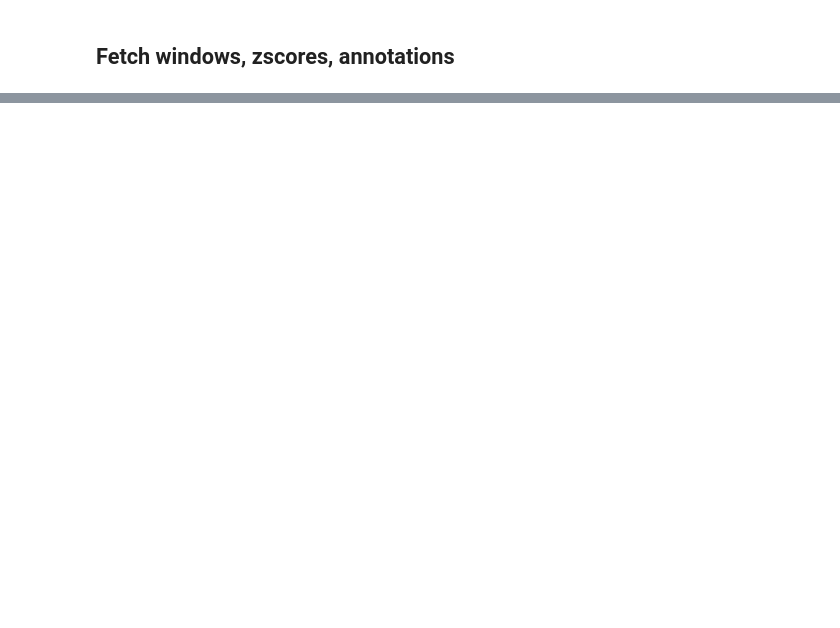
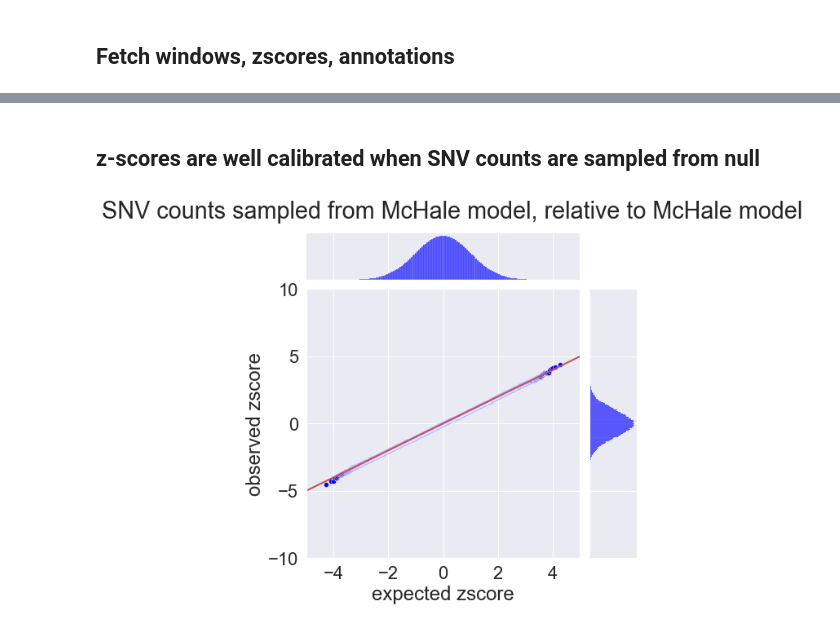
Before and after one commit to quinlan-lab/constraint-tools, a Jupyter notebook: experiments/germline-model/chen-et-al-2022/QQ-plot-for-noncoding-windows.ipynb, the cells around one changed output, grey strips where cells are left out. Saved outputs shown, nothing was run; the diff lists cells and outputs as text; code cells hidden in the pictures; blank space fills up the shorter version.

```diff
--- a/experiments/germline-model/chen-et-al-2022/QQ-plot-for-noncoding-windows.ipynb
+++ b/experiments/germline-model/chen-et-al-2022/QQ-plot-for-noncoding-windows.ipynb
@@ -3,4 +3,15 @@
 # %%
 CONSTRAINT_TOOLS = '/scratch/ucgd/lustre-work/quinlan/u6018199/constraint-tools'
 CONSTRAINT_TOOLS_DATA = '/scratch/ucgd/lustre-work/quinlan/data-shared/constraint-tools'
+
+import pandas as pd
+import numpy as np
+
+pd.set_option('display.max_columns', 50)
+pd.set_option('max_colwidth', 50)
+pd.set_option('display.max_rows', 100)
+
+TRAIN_SET_LABEL = 'noncoding'
+KMER_SIZE = 3
+SAMPLE_SIZE = 100000
 # %%
@@ -217,0 +142,36 @@ There are two corollaries:
+# %% [markdown]
+## z-scores are well calibrated when SNV counts are sampled from null
+# %%
+def compute_null_zscores(df):
+    theta_mean, theta_variance = (
+        df[f'N_mean_null_{KMER_SIZE}_{TRAIN_SET_LABEL}'],
+        df[f'N_variance_null_{KMER_SIZE}_{TRAIN_SET_LABEL}']
+    )
+    N_observed = np.random.normal(theta_mean, np.sqrt(theta_variance))
+    zscores = (N_observed - theta_mean)/np.sqrt(theta_variance)
+    return zscores, 'SNV counts sampled from McHale model, relative to McHale model'
+
+def generate_qq_plot_for_zscores(df, compute_zscores):
+    zscores, name = compute_zscores(df)
+    # https://nbviewer.org/github/petermchale/QQ-plots/blob/master/analysis.ipynb
+    observed_order_statistics = np.sort(zscores)
+    cdf_values = [(i+1)/(len(df)+1) for i in range(len(df))]
+    expected_order_statistics = norm.ppf(cdf_values) # invert cdf
+    g = sns.jointplot(
+        x=expected_order_statistics,
+        y=observed_order_statistics,
+        kind='scatter',
+        xlim=(-5, 5),
+        ylim=(-10, 10),
+        color="blue",
+        height=7
+    )
+    g.ax_joint.plot([-5, 5], [-5, 5], 'r-', linewidth=2)
+    g.ax_joint.set_xlabel('expected zscore')
+    g.ax_joint.set_ylabel('observed zscore')
+    g.fig.suptitle(name)
+    g.fig.subplots_adjust(top=0.9)
+
+generate_qq_plot_for_zscores(windows_scores_annotations_noncoding.sample(n=SAMPLE_SIZE), compute_null_zscores)
+# %% [output]
+[figure, added]
```
Also changed, not shown: parts of 22 cells of this notebook.
